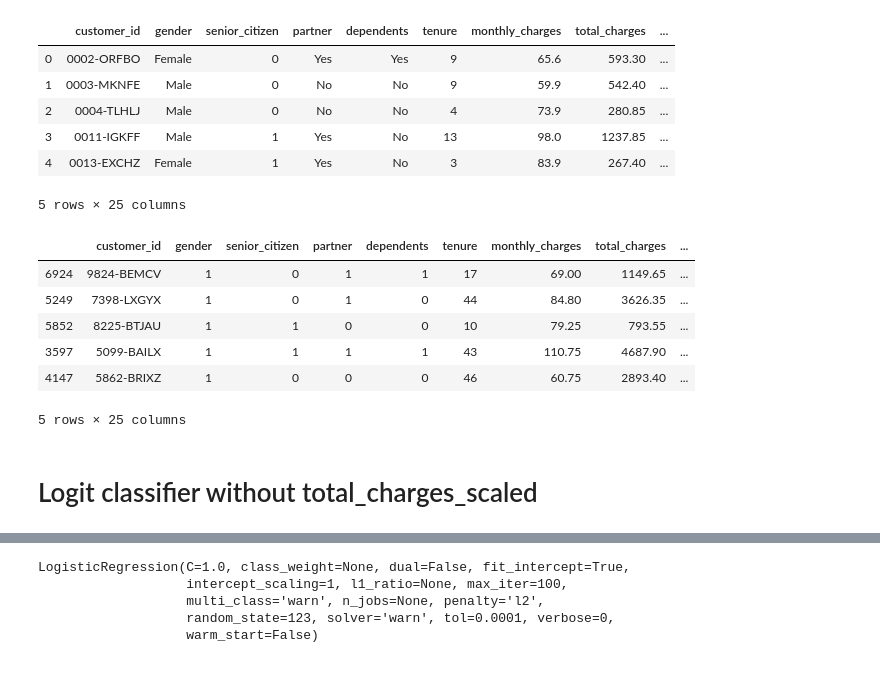
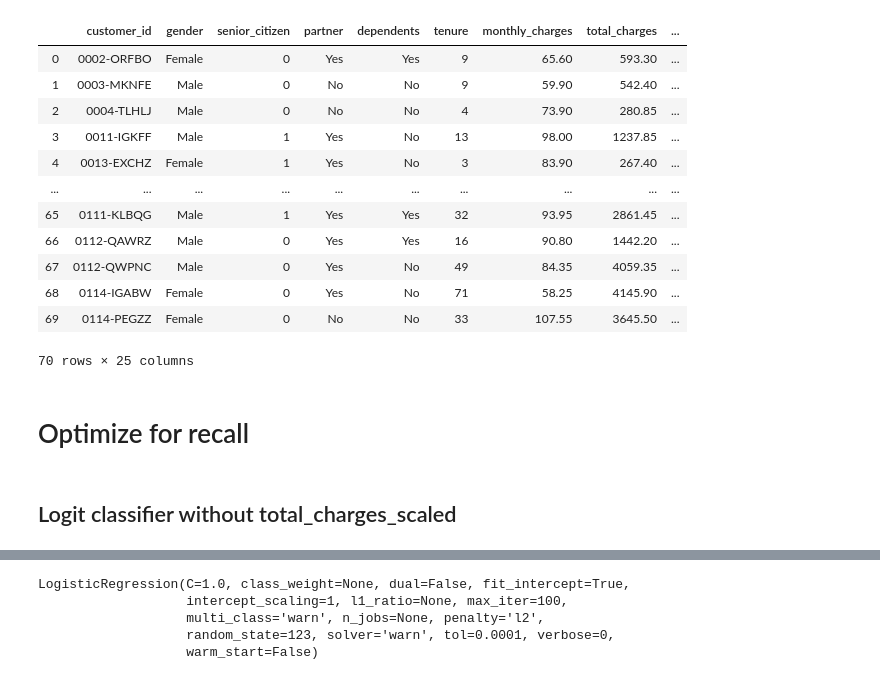
Before and after one commit to Corn-Shipps/predicting_telco_churn, a Jupyter notebook: Jadamodeling.ipynb, the cells around one changed output, grey strips where cells are left out. Saved outputs shown, nothing was run; the diff lists cells and outputs as text; code cells hidden in the pictures.

```diff
--- a/Jadamodeling.ipynb
+++ b/Jadamodeling.ipynb
@@ -26,15 +26,21 @@ df = acquire.get_telco_data()
 # %%
 df = wrangle.wrangle_telco()
 # %%
-df.head()
+df.head(70)
 # %% [output]
 |  | customer_id | gender | senior_citizen | partner | dependents | tenure | monthly_charges | total_charges | ... |
-| 0 | 0002-ORFBO | Female | 0 | Yes | Yes | 9 | 65.6 | 593.30 | ... |
-| 1 | 0003-MKNFE | Male | 0 | No | No | 9 | 59.9 | 542.40 | ... |
-| 2 | 0004-TLHLJ | Male | 0 | No | No | 4 | 73.9 | 280.85 | ... |
-| 3 | 0011-IGKFF | Male | 1 | Yes | No | 13 | 98.0 | 1237.85 | ... |
-| 4 | 0013-EXCHZ | Female | 1 | Yes | No | 3 | 83.9 | 267.40 | ... |
+| 0 | 0002-ORFBO | Female | 0 | Yes | Yes | 9 | 65.60 | 593.30 | ... |
+| 1 | 0003-MKNFE | Male | 0 | No | No | 9 | 59.90 | 542.40 | ... |
+| 2 | 0004-TLHLJ | Male | 0 | No | No | 4 | 73.90 | 280.85 | ... |
+| 3 | 0011-IGKFF | Male | 1 | Yes | No | 13 | 98.00 | 1237.85 | ... |
+| 4 | 0013-EXCHZ | Female | 1 | Yes | No | 3 | 83.90 | 267.40 | ... |
+| ... | ... | ... | ... | ... | ... | ... | ... | ... | ... |
+| 65 | 0111-KLBQG | Male | 1 | Yes | Yes | 32 | 93.95 | 2861.45 | ... |
+| 66 | 0112-QAWRZ | Male | 0 | Yes | Yes | 16 | 90.80 | 1442.20 | ... |
+| 67 | 0112-QWPNC | Male | 0 | Yes | No | 49 | 84.35 | 4059.35 | ... |
+| 68 | 0114-IGABW | Female | 0 | Yes | No | 71 | 58.25 | 4145.90 | ... |
+| 69 | 0114-PEGZZ | Female | 0 | No | No | 33 | 107.55 | 3645.50 | ... |
-5 rows × 25 columns
+70 rows × 25 columns
 # %%
 train, test = train_test_split(df, random_state=123, train_size=.80)
 # %%
@@ -52,18 +58,10 @@ encode_list = [
 for e in encode_list:
     train[e] = encoder.fit_transform(train[e])
     test[e] = encoder.transform(test[e])
-# %%
-train.head()
-# %% [output]
-|  | customer_id | gender | senior_citizen | partner | dependents | tenure | monthly_charges | total_charges | ... |
-| 6924 | 9824-BEMCV | 1 | 0 | 1 | 1 | 17 | 69.00 | 1149.65 | ... |
-| 5249 | 7398-LXGYX | 1 | 0 | 1 | 0 | 44 | 84.80 | 3626.35 | ... |
-| 5852 | 8225-BTJAU | 1 | 1 | 0 | 0 | 10 | 79.25 | 793.55 | ... |
-| 3597 | 5099-BAILX | 1 | 1 | 1 | 1 | 43 | 110.75 | 4687.90 | ... |
-| 4147 | 5862-BRIXZ | 1 | 0 | 0 | 0 | 46 | 60.75 | 2893.40 | ... |
-5 rows × 25 columns
+# %% [markdown]
+# Optimize for recall
 # %% [markdown]
-# Logit classifier without total_charges_scaled
+## Logit classifier without total_charges_scaled
 # %%
 # train, validate = train_test_split(train, random_state=123, test_size=.2)
 
```
Also changed, not shown: parts of 24 cells of this notebook, 1 other file.
